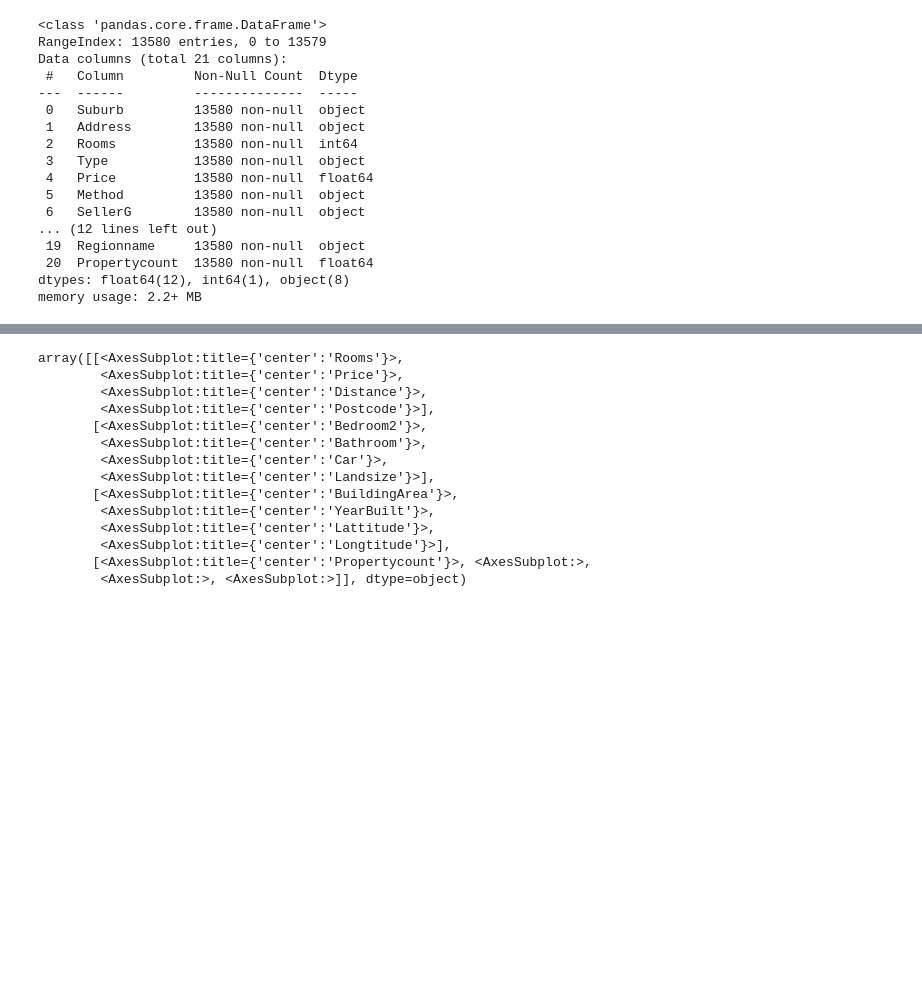
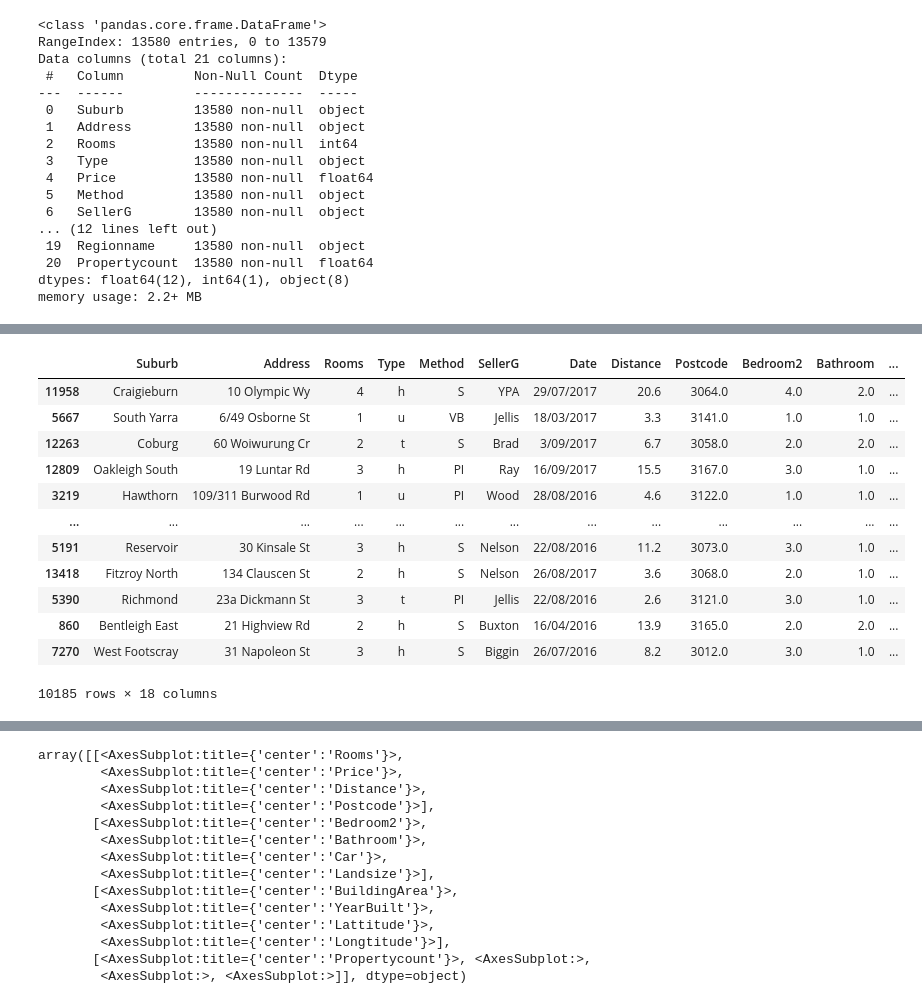
Before and after one commit to willosullivan/ML-Tutorials, a Jupyter notebook: Melbourne House Price Prediction/modelling.ipynb, the cells around one changed output, grey strips where cells are left out. Saved outputs shown, nothing was run; the diff lists cells and outputs as text; code cells hidden in the pictures; blank space fills up the shorter version.

```diff
--- a/Melbourne House Price Prediction/modelling.ipynb
+++ b/Melbourne House Price Prediction/modelling.ipynb
@@ -58,0 +191,19 @@ df.describe()
+# %%
+from sklearn.model_selection import train_test_split
+
+X_train, X_test, y_train, y_test = train_test_split(X, y, test_size=0.25, random_state=42)
+X_train
+# %% [output]
+|  | Suburb | Address | Rooms | Type | Method | SellerG | Date | Distance | Postcode | Bedroom2 | Bathroom | ... |
+| 11958 | Craigieburn | 10 Olympic Wy | 4 | h | S | YPA | 29/07/2017 | 20.6 | 3064.0 | 4.0 | 2.0 | ... |
+| 5667 | South Yarra | 6/49 Osborne St | 1 | u | VB | Jellis | 18/03/2017 | 3.3 | 3141.0 | 1.0 | 1.0 | ... |
+| 12263 | Coburg | 60 Woiwurung Cr | 2 | t | S | Brad | 3/09/2017 | 6.7 | 3058.0 | 2.0 | 2.0 | ... |
+| 12809 | Oakleigh South | 19 Luntar Rd | 3 | h | PI | Ray | 16/09/2017 | 15.5 | 3167.0 | 3.0 | 1.0 | ... |
+| 3219 | Hawthorn | 109/311 Burwood Rd | 1 | u | PI | Wood | 28/08/2016 | 4.6 | 3122.0 | 1.0 | 1.0 | ... |
+| ... | ... | ... | ... | ... | ... | ... | ... | ... | ... | ... | ... | ... |
+| 5191 | Reservoir | 30 Kinsale St | 3 | h | S | Nelson | 22/08/2016 | 11.2 | 3073.0 | 3.0 | 1.0 | ... |
+| 13418 | Fitzroy North | 134 Clauscen St | 2 | h | S | Nelson | 26/08/2017 | 3.6 | 3068.0 | 2.0 | 1.0 | ... |
+| 5390 | Richmond | 23a Dickmann St | 3 | t | PI | Jellis | 22/08/2016 | 2.6 | 3121.0 | 3.0 | 1.0 | ... |
+| 860 | Bentleigh East | 21 Highview Rd | 2 | h | S | Buxton | 16/04/2016 | 13.9 | 3165.0 | 2.0 | 2.0 | ... |
+| 7270 | West Footscray | 31 Napoleon St | 3 | h | S | Biggin | 26/07/2016 | 8.2 | 3012.0 | 3.0 | 1.0 | ... |
+10185 rows × 18 columns
```
Also changed, not shown: parts of 18 cells of this notebook.
